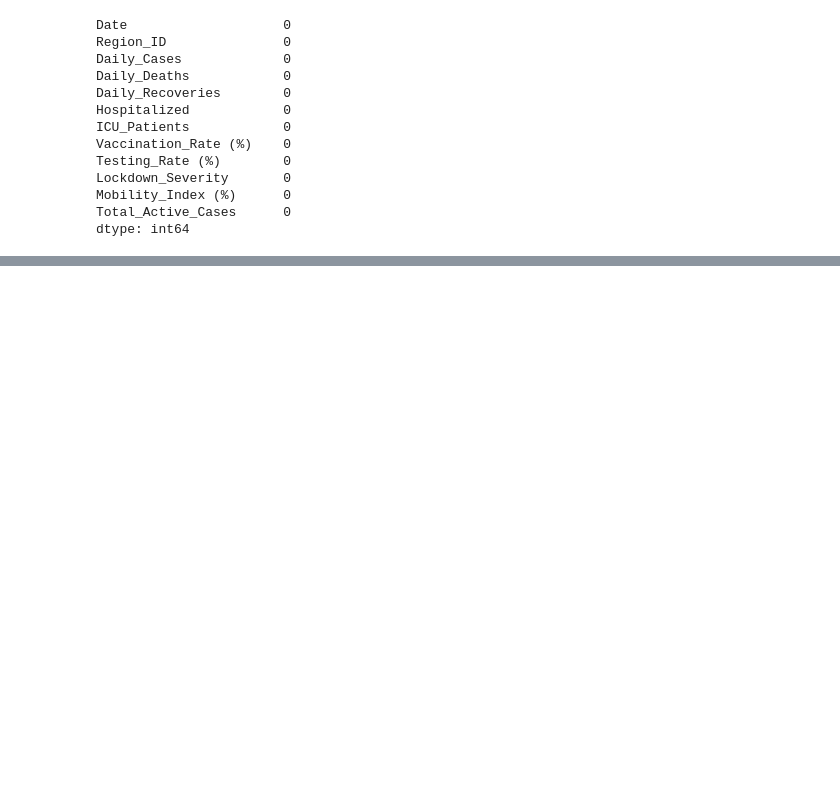
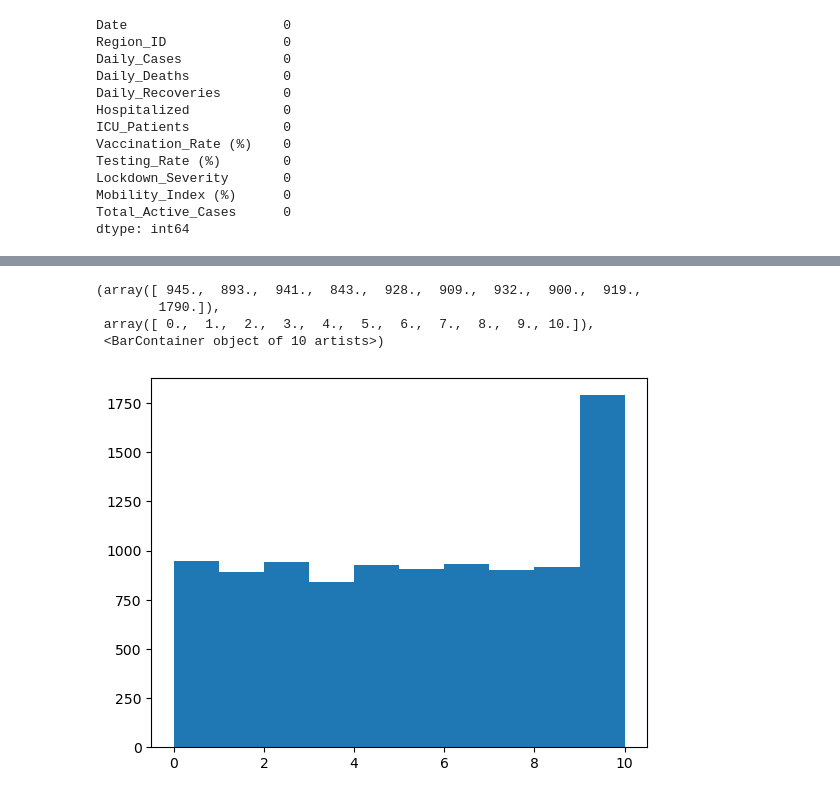
Before and after one commit to Marciniec-Marcin/Covid_prediction, a Jupyter notebook: Covid_Data_Analysis.ipynb, the cells around one changed output, grey strips where cells are left out. Cells and saved outputs as stored; diff of their text form; code cells hidden in the pictures; blank space fills up the shorter version.

```diff
--- a/Covid_Data_Analysis.ipynb
+++ b/Covid_Data_Analysis.ipynb
@@ -53,0 +130,8 @@ dtype: int64
+# %%
+plt.hist(df['Lockdown_Severity'])
+# %% [output]
+(array([ 945.,  893.,  941.,  843.,  928.,  909.,  932.,  900.,  919.,
+        1790.]),
+ array([ 0.,  1.,  2.,  3.,  4.,  5.,  6.,  7.,  8.,  9., 10.]),
+ <BarContainer object of 10 artists>)
+[figure, added]
```
Also changed, not shown: parts of 12 cells of this notebook.
